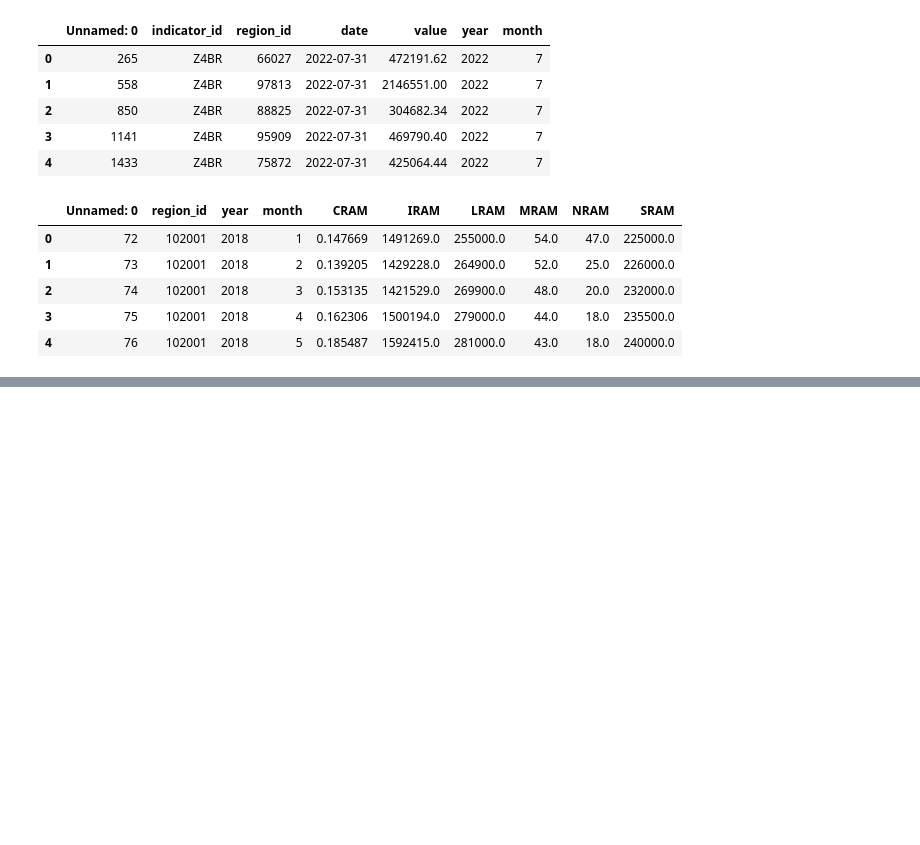
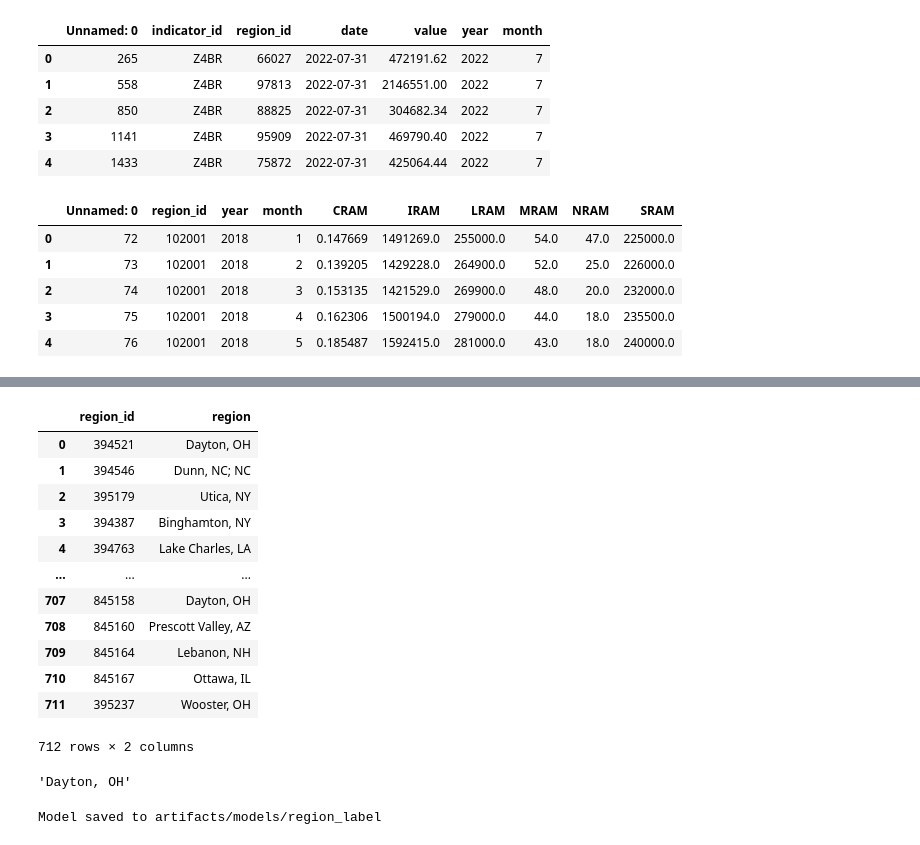
Before and after one commit to MurariHarish/Zillow-data-ML-project, a Jupyter notebook: notebook/02_data_preprocessing.ipynb, the cells around one changed output, grey strips where cells are left out. Saved outputs shown, nothing was run; the diff lists cells and outputs as text; code cells hidden in the pictures; blank space fills up the shorter version.

```diff
--- a/notebook/02_data_preprocessing.ipynb
+++ b/notebook/02_data_preprocessing.ipynb
@@ -620,0 +430,18 @@ def test_get_merge(data_preprocessing_config):
+# %%
+df_regions = pd.read_csv('/Users/hm/Documents/Github_Projects/Zillow-data-ML-project-1/artifacts/data_ingestion/ZILLOW_REGIONS_1a51d107db038a83ac171d604cb48d5b.csv')
+df_region_merge = pd.merge(df, df_regions, on='region_id', how='inner')
+df_region_merge[['region_id','region']].drop_duplicates(subset=['region_id', 'region']).reset_index(drop=True)
+# %% [output]
+|  | region_id | region |
+| 0 | 394521 | Dayton, OH |
+| 1 | 394546 | Dunn, NC; NC |
+| 2 | 395179 | Utica, NY |
+| 3 | 394387 | Binghamton, NY |
+| 4 | 394763 | Lake Charles, LA |
+| ... | ... | ... |
+| 707 | 845158 | Dayton, OH |
+| 708 | 845160 | Prescott Valley, AZ |
+| 709 | 845164 | Lebanon, NH |
+| 710 | 845167 | Ottawa, IL |
+| 711 | 395237 | Wooster, OH |
+712 rows × 2 columns
@@ -620,0 +482,4 @@ def test_get_merge(data_preprocessing_config):
+# %%
+region_id_to_region[394521]
+# %% [output]
+'Dayton, OH'
@@ -620,0 +516,4 @@ def test_get_merge(data_preprocessing_config):
+# %%
+save_object_to_pickle(region_id_to_region, "models", 'region_label')
+# %% [output]
+Model saved to artifacts/models/region_label
```
Also changed, not shown: parts of 29 cells of this notebook, 15 other files.
